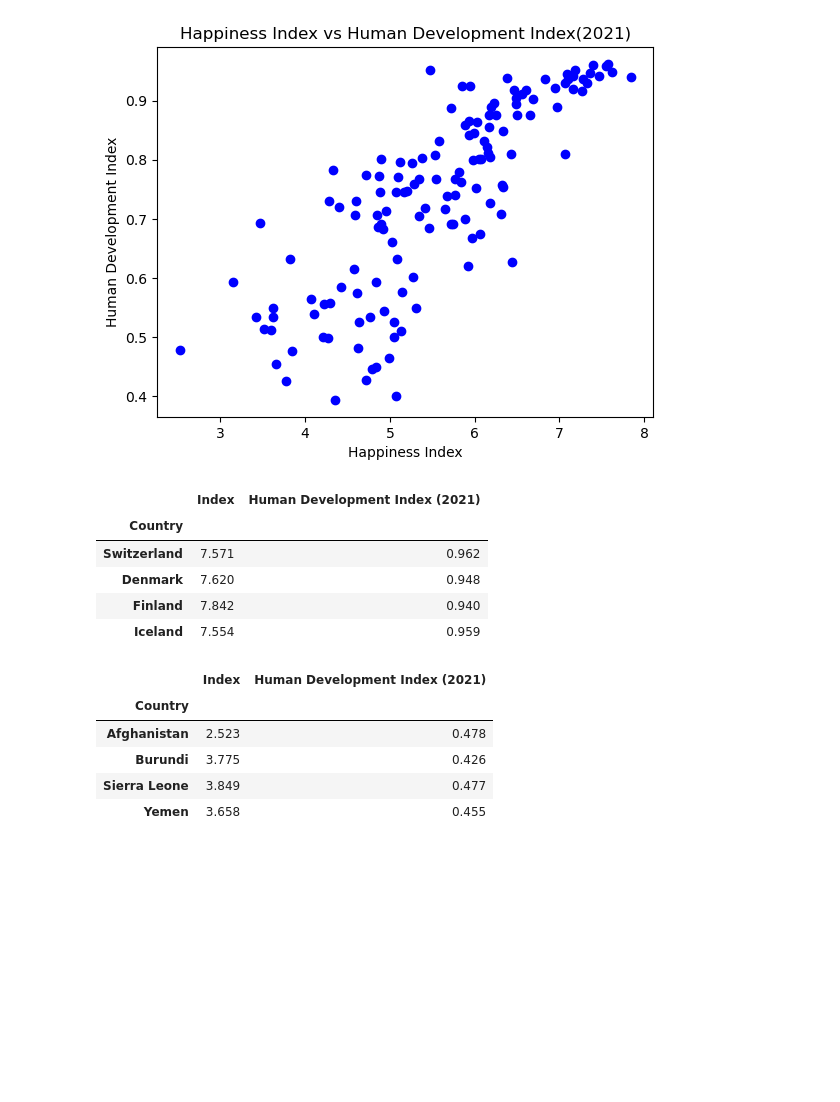
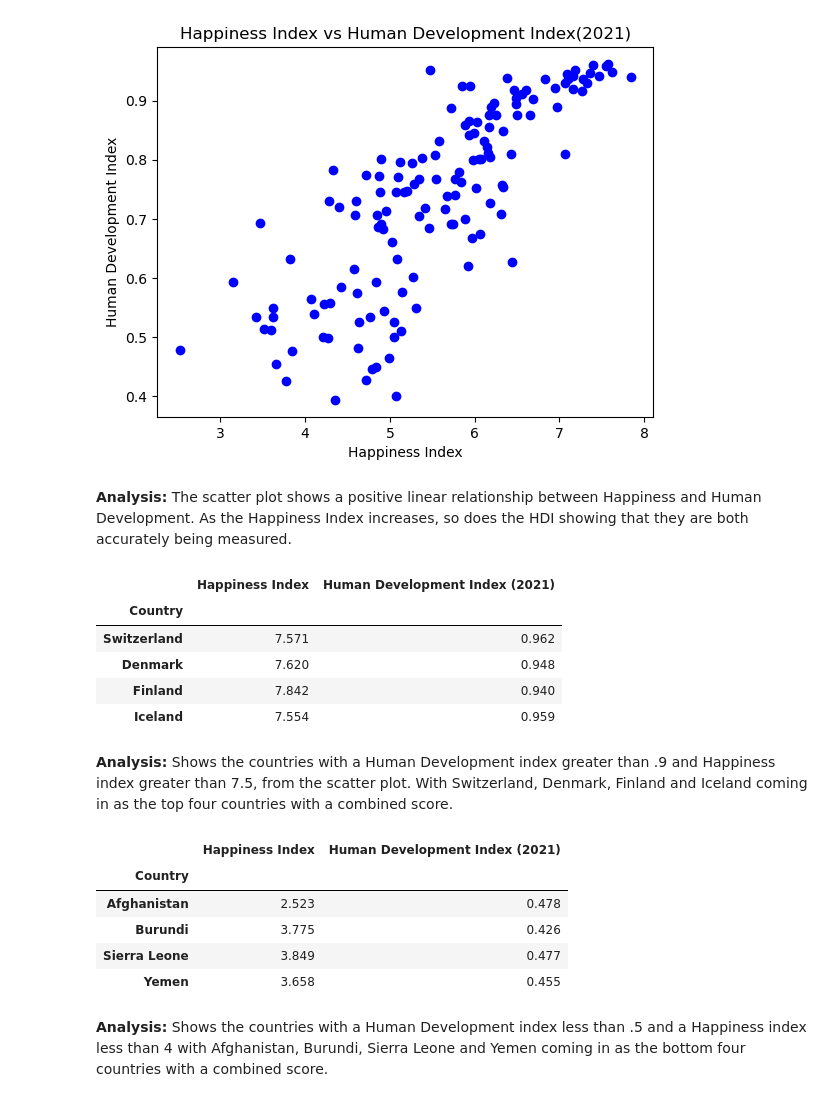
Before and after one commit to mgtaylor119/Project1-HDI_WorldHappiness, a Jupyter notebook: Jasmine.ipynb, the cells around one changed output. Cells and saved outputs as stored; diff of their text form; code cells hidden in the pictures; blank space fills up the shorter version.

Commit message:
Added analysis

```diff
--- a/Jasmine.ipynb
+++ b/Jasmine.ipynb
@@ -39,29 +39,38 @@ plt.scatter(x_values, y_values, marker="o", color="blue")
 plt.show()
 # %% [output]
 [figure]
+# %% [markdown]
+**Analysis:**
+The scatter plot shows a positive linear relationship between Happiness and Human Development. As the Happiness Index increases, so does the HDI showing that they are both accurately being measured.
 # %%
-#
+#Calculate top 4 countries with greatest Happiness and HDI Index in 2021
 HDI_HappinessTop = HDI_Happiness_2021.loc [(HDI_Happiness_2021["Human Development Index (2021)"] >.9) &
-                       (HDI_Happiness_2021["Index"] > 7.5)].reset_index()
-HDI_HappinessTop = HDI_HappinessTop[["Country","Index","Human Development Index (2021)"]].copy()
+                       (HDI_Happiness_2021["Happiness Index"] > 7.5)].reset_index()
+HDI_HappinessTop = HDI_HappinessTop[["Country","Happiness Index","Human Development Index (2021)"]].copy()
 HDI_HappinessTop.set_index("Country")
 # %% [output]
-|  | Index | Human Development Index (2021) |
+|  | Happiness Index | Human Development Index (2021) |
 | Country |  |  |
 | Switzerland | 7.571 | 0.962 |
 | Denmark | 7.620 | 0.948 |
 | Finland | 7.842 | 0.940 |
 | Iceland | 7.554 | 0.959 |
+# %% [markdown]
+**Analysis:**
+Shows the countries with a Human Development index greater than .9 and Happiness index greater than 7.5, from the scatter plot. With Switzerland, Denmark, Finland and Iceland coming in as the top four countries with a combined score.
 # %%
-#
+##Calculate bottom 4 countries with lowest Happiness and HDI Index in 2021
 HDI_HappinessBottom = HDI_Happiness_2021.loc[(HDI_Happiness_2021["Human Development Index (2021)"] <.5) &
-                       (HDI_Happiness_2021["Index"] < 4)].reset_index()
-HDI_HappinessBottom = HDI_HappinessBottom[["Country","Index","Human Development Index (2021)"]].copy()
+                       (HDI_Happiness_2021["Happiness Index"] < 4)].reset_index()
+HDI_HappinessBottom = HDI_HappinessBottom[["Country","Happiness Index","Human Development Index (2021)"]].copy()
 HDI_HappinessBottom.set_index("Country")
 # %% [output]
-|  | Index | Human Development Index (2021) |
+|  | Happiness Index | Human Development Index (2021) |
 | Country |  |  |
 | Afghanistan | 2.523 | 0.478 |
 | Burundi | 3.775 | 0.426 |
 | Sierra Leone | 3.849 | 0.477 |
 | Yemen | 3.658 | 0.455 |
+# %% [markdown]
+**Analysis:**
+Shows the countries with a Human Development index less than .5 and a Happiness index less than 4 with Afghanistan, Burundi, Sierra Leone and Yemen coming in as the bottom four countries with a combined score.
```
Also changed, not shown: parts of 1 cell of this notebook.
